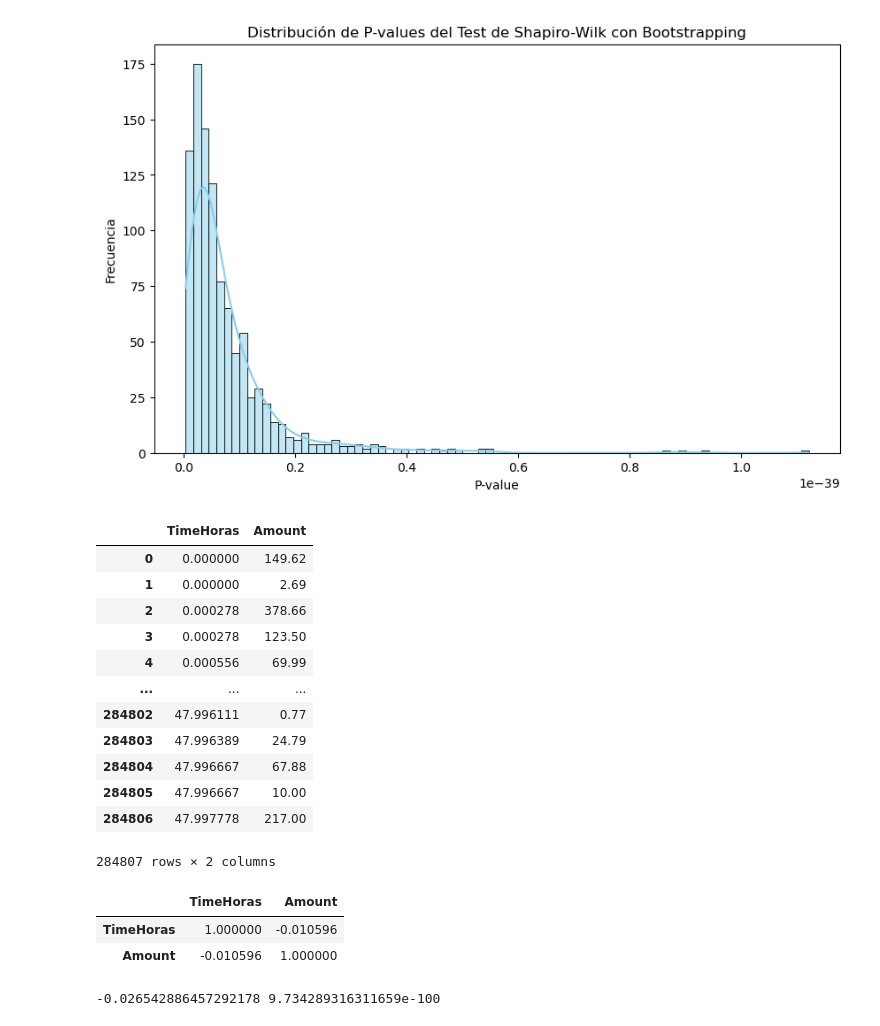
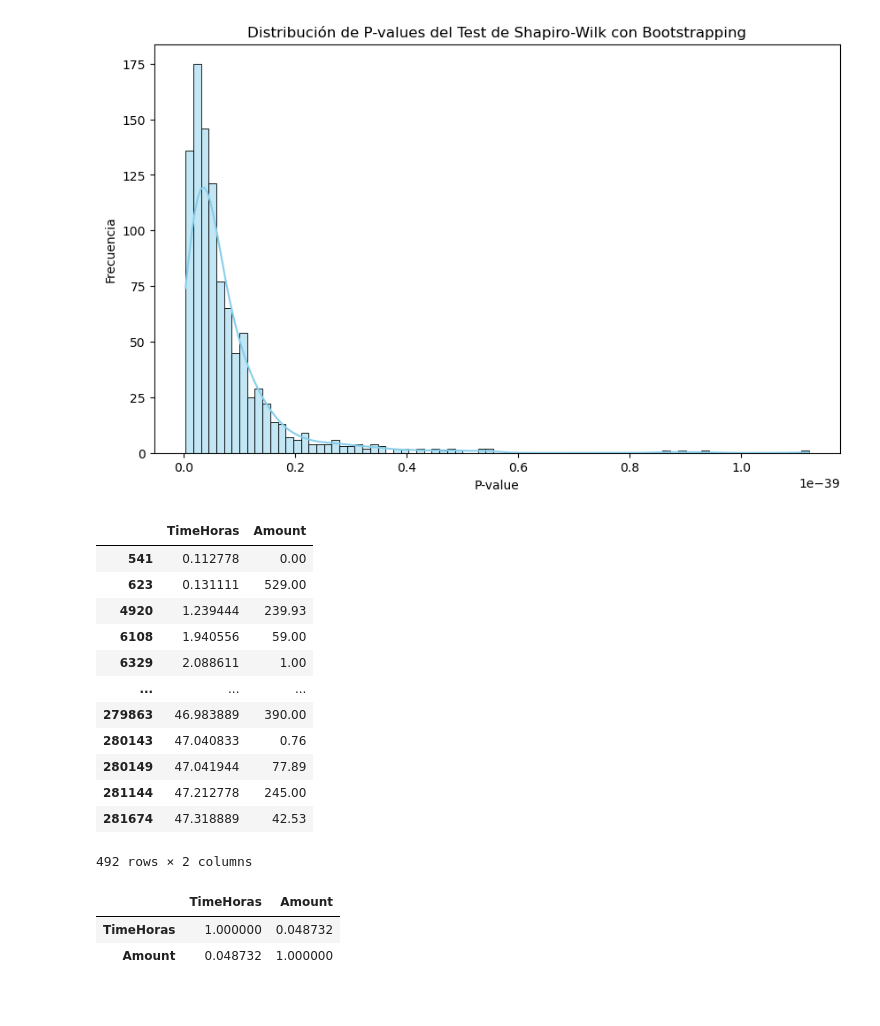
Before and after one commit to Ustedcan/Fraud-Detection-in-Credit-Cards, a Jupyter notebook: Notebooks.ipynb, the cells around one changed output. Drawn from its saved outputs; the diff is of its cells as text; code cells hidden in the pictures.

```diff
--- a/Notebooks.ipynb
+++ b/Notebooks.ipynb
@@ -683,34 +685,28 @@ plt.show()
 [figure]
 # %%
 pd.reset_option('display.max.rows')
-cor_tiempo = transacciones[['TimeHoras', 'Amount']]
+cor_tiempo = trans_fraud[['TimeHoras', 'Amount']]
 cor_tiempo
 # %% [output]
 |  | TimeHoras | Amount |
-| 0 | 0.000000 | 149.62 |
-| 1 | 0.000000 | 2.69 |
-| 2 | 0.000278 | 378.66 |
-| 3 | 0.000278 | 123.50 |
-| 4 | 0.000556 | 69.99 |
+| 541 | 0.112778 | 0.00 |
+| 623 | 0.131111 | 529.00 |
+| 4920 | 1.239444 | 239.93 |
+| 6108 | 1.940556 | 59.00 |
+| 6329 | 2.088611 | 1.00 |
 | ... | ... | ... |
-| 284802 | 47.996111 | 0.77 |
-| 284803 | 47.996389 | 24.79 |
-| 284804 | 47.996667 | 67.88 |
-| 284805 | 47.996667 | 10.00 |
-| 284806 | 47.997778 | 217.00 |
+| 279863 | 46.983889 | 390.00 |
+| 280143 | 47.040833 | 0.76 |
+| 280149 | 47.041944 | 77.89 |
+| 281144 | 47.212778 | 245.00 |
+| 281674 | 47.318889 | 42.53 |
-284807 rows × 2 columns
+492 rows × 2 columns
 # %%
 cor_tiempo.corr()
 # %% [output]
 |  | TimeHoras | Amount |
-| TimeHoras | 1.000000 | -0.010596 |
-| Amount | -0.010596 | 1.000000 |
+| TimeHoras | 1.000000 | 0.048732 |
+| Amount | 0.048732 | 1.000000 |
-# %%
-from scipy.stats import kendalltau
-correlation_coefficient, p_value = kendalltau(cor_tiempo['TimeHoras'], cor_tiempo['Amount'])
-print(correlation_coefficient, p_value)
-# %% [output]
--0.026542886457292178 9.734289316311659e-100
 # %%
 # plt.figure(figsize=(15,10))
 # sns.heatmap(corrtransacciones)
```
Also changed, not shown: parts of 11 cells of this notebook.
